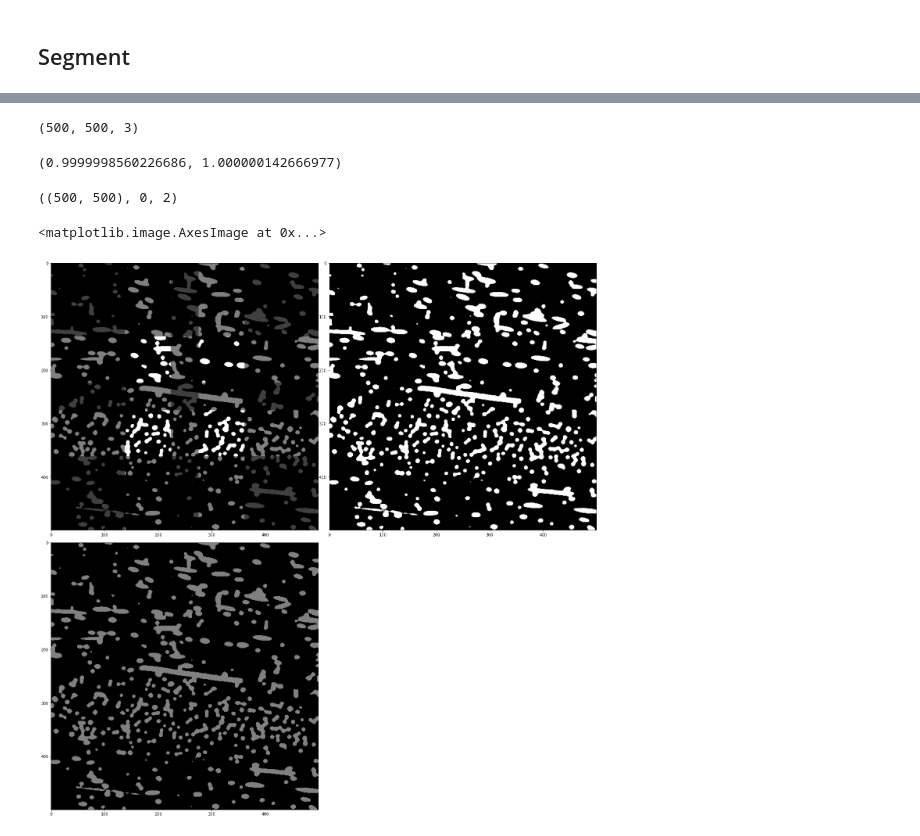
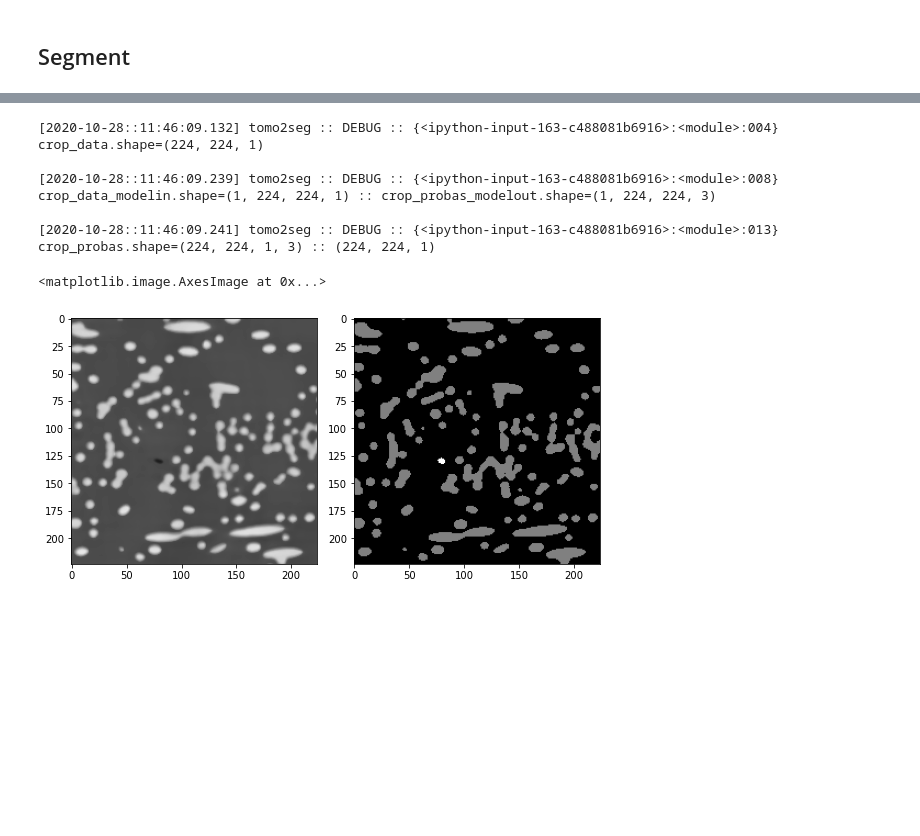
Before and after one commit to jpcbertoldo/tomo2seg, a Jupyter notebook: nbs/process-3d-crops.ipynb, the cells around one changed output, grey strips where cells are left out. Drawn from its saved outputs; the diff is of its cells as text; code cells hidden in the pictures; blank space fills up the shorter version.

```diff
--- a/nbs/process-3d-crops.ipynb
+++ b/nbs/process-3d-crops.ipynb
@@ -267,2 +297,3 @@ for i, (((x0, x1), (y0, y1)), p) in enumerate(zip(crops_coordinates_sequential,
 # %%
-(x0, x1), (y0, y1) = crops_coordinates[0, 0].tolist()
+(x0, x1), (y0, y1), (z0, z1) = crops_coordinates[0, 0, 0].tolist()
+f"An example of crops coordinates {(x0, x1), (y0, y1), (z0, z1)=}."
@@ -484,13 +391,0 @@ proba_sum_slice.min(axis=0).min(axis=0), proba_sum_slice.max(axis=0).max(axis=0)
-# %%
-# divide each probability channel by the number of times it was summed (avg proba)
-for klass_idx in range(proba_sum_slice.shape[-1]):
-    proba_slice[:, :, klass_idx] =  proba_sum_slice[:, :, klass_idx] / redundancies_count
-
-proba_slice.shape
-# %% [output]
-(500, 500, 3)
-# %%
-# check that proba distribs sum to 1
-proba_slice.sum(axis=-1).min(), proba_slice.sum(axis=-1).max()
-# %% [output]
-(0.9999998560226686, 1.000000142666977)
@@ -499,22 +392,35 @@ pred_slice = proba_slice.argmax(axis=-1)
-# %%
-pred_slice.shape, pred_slice.min(), pred_slice.max()
-# %% [output]
-((500, 500), 0, 2)
-# %%
-klass_idx = 1
-
-sz = 20
-fig = plt.figure(figsize=(sz, sz))
-fig.set_tight_layout(True)
-
-ax = plt.subplot(221)
-ax.imshow(proba_sum_slice[:, :, klass_idx], vmin=0, vmax=np.max(redundancies_count), cmap=cm.gray)
-
-ax = plt.subplot(222)
-plt.imshow(proba_slice[:, :, klass_idx], vmin=0, vmax=1, cmap=cm.gray)
-
-ax = plt.subplot(223)
-ax.imshow(pred_slice, vmin=0, vmax=2, cmap=cm.gray)
-# %% [output]
-<matplotlib.image.AxesImage at 0x...>
-[figure, removed]
+# %%
+crop_ijk = (0, 0, 0)
+
+crop_data = crops[crop_ijk[0], crop_ijk[1], crop_ijk[2]]
+logger.debug(f"{crop_data.shape=}")
+
+crop_data_modelin = crop_data.reshape(1, crop_shape[0], crop_shape[1], 1) / 255  # !!!!!!!!!!!!!!!!!!!!!!!!!!!!!!
+crop_probas_modelout = model.predict(crop_data_modelin, batch_size=1)
+logger.debug(f"{crop_data_modelin.shape=} :: {crop_probas_modelout.shape=}")
+
+targe_probas_shape = list(crop_shape) + [crop_probas_modelout.shape[-1]]
+crop_probas = crop_probas_modelout.reshape(targe_probas_shape)
+crop_preds = crop_probas.argmax(axis=-1)
+logger.debug(f"{crop_probas.shape=} :: {crop_preds.shape}")
+
+sz = 8
+fig = plt.figure(figsize=(sz, 2 * sz))
+fig.set_tight_layout(True)
+
+ax = plt.subplot(121)
+ax.imshow(crop_data, vmin=0, vmax=255, cmap=cm.gray)
+
+ax = plt.subplot(122)
+plt.imshow(crop_preds, vmin=0, vmax=2, cmap=cm.gray)
+# %% [output]
+[2020-10-28::11:46:09.132] tomo2seg :: DEBUG :: {<ipython-input-163-c488081b6916>:<module>:004}
+crop_data.shape=(224, 224, 1)
+
+[2020-10-28::11:46:09.239] tomo2seg :: DEBUG :: {<ipython-input-163-c488081b6916>:<module>:008}
+crop_data_modelin.shape=(1, 224, 224, 1) :: crop_probas_modelout.shape=(1, 224, 224, 3)
+
+[2020-10-28::11:46:09.241] tomo2seg :: DEBUG :: {<ipython-input-163-c488081b6916>:<module>:013}
+crop_probas.shape=(224, 224, 1, 3) :: (224, 224, 1)
+<matplotlib.image.AxesImage at 0x...>
+[figure, added]
```
Also changed, not shown: parts of 67 cells of this notebook, 3 other files.
